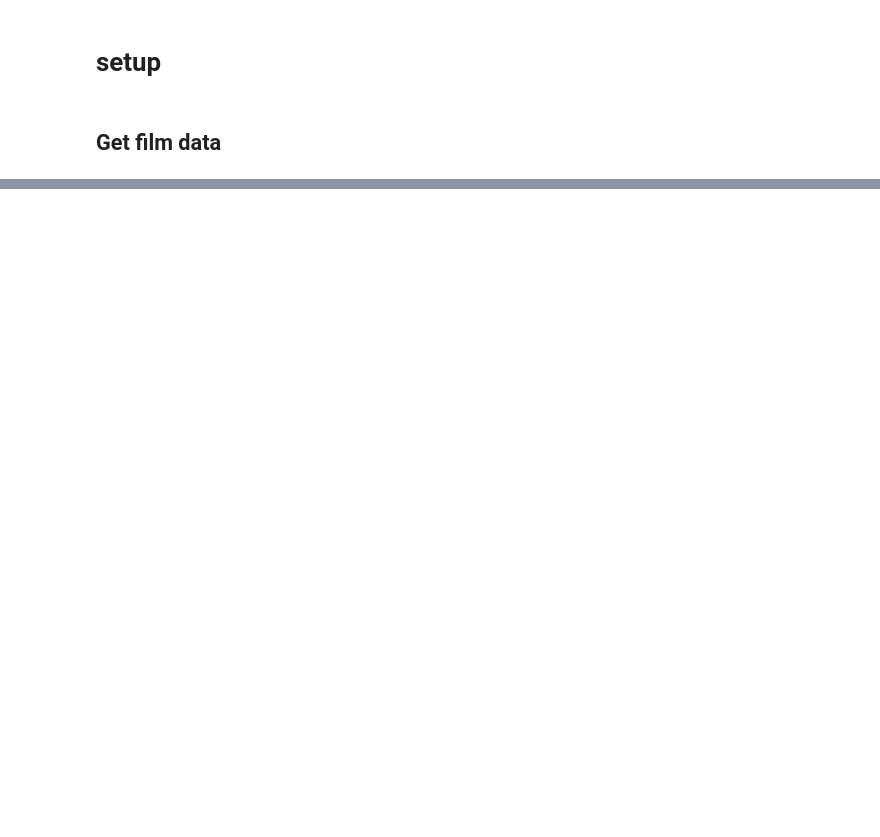
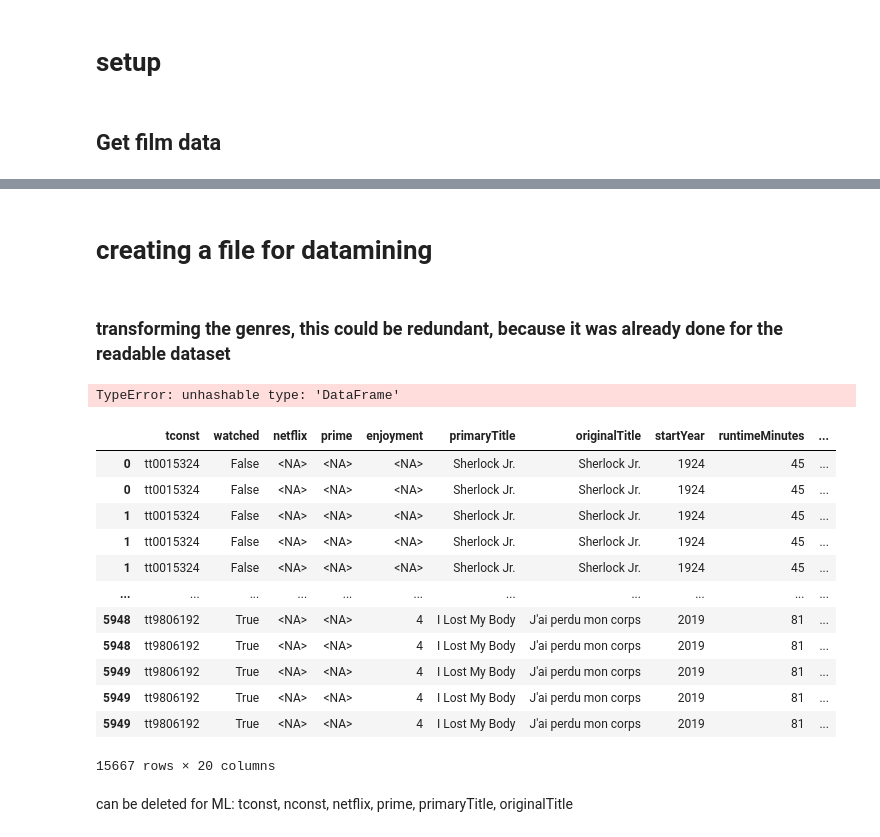
Before and after one commit to DirkTorre/imdb, a Jupyter notebook: step_2_processing_dataset.ipynb, the cells around one changed output, grey strips where cells are left out. Drawn from its saved outputs; the diff is of its cells as text; code cells hidden in the pictures; blank space fills up the shorter version.

```diff
--- a/step_2_processing_dataset.ipynb
+++ b/step_2_processing_dataset.ipynb
@@ -24,7 +25,9 @@ FILES_HAND = {
 }
 
 FILES_GENERATED = {
-    "films_raw": os.path.join("data", "generated", "films_raw.pkl")
+    "films_raw": os.path.join("data", "generated", "films_raw.pkl"),
+    "films_readable": os.path.join("data", "generated", "films_reading.xlsx"),
+    "films_mining": os.path.join("data", "generated", "films_mining.xlsx")
 }
 # %% [markdown]
 ## Get film data
@@ -35,0 +61,2 @@ print(raw_film_data)
+# %%
+raw_film_data.drop(['titleType','isAdult'], axis=1, inplace=True)
@@ -35,0 +164,36 @@ print(raw_film_data)
+# %% [markdown]
+# creating a file for datamining
+# %% [markdown]
+### transforming the genres, this could be redundant, because it was already done for the readable dataset
+# %%
+genres = raw_film_data.loc[:,['tconst','genres']].drop_duplicates()
+genres.genres = genres.genres.str.split(',')
+genres = genres.explode('genres')
+genres['value'] = 1
+genres = pd.pivot_table(genres.explode('genres'), values='value', index='tconst', columns='genres', fill_value=0)
+genres.head()
+raw_film_data = pd.merge(raw_film_data, genres, on="tconst", how="left")
+# %%
+raw_film_data.drop(['priority','endYear','genres'],axis=1,inplace=True)
+raw_film_data.loc[:,'primaryProfession'] = raw_film_data.loc[:,'primaryProfession'].str.split(',')
+raw_film_data = raw_film_data.explode('primaryProfession')
+# %% [output]
+TypeError: unhashable type: 'DataFrame'
+# %%
+raw_film_data
+# %% [output]
+|  | tconst | watched | netflix | prime | enjoyment | primaryTitle | originalTitle | startYear | runtimeMinutes | ... |
+| 0 | tt0015324 | False | <NA> | <NA> | <NA> | Sherlock Jr. | Sherlock Jr. | 1924 | 45 | ... |
+| 0 | tt0015324 | False | <NA> | <NA> | <NA> | Sherlock Jr. | Sherlock Jr. | 1924 | 45 | ... |
+| 1 | tt0015324 | False | <NA> | <NA> | <NA> | Sherlock Jr. | Sherlock Jr. | 1924 | 45 | ... |
+| 1 | tt0015324 | False | <NA> | <NA> | <NA> | Sherlock Jr. | Sherlock Jr. | 1924 | 45 | ... |
+| 1 | tt0015324 | False | <NA> | <NA> | <NA> | Sherlock Jr. | Sherlock Jr. | 1924 | 45 | ... |
+| ... | ... | ... | ... | ... | ... | ... | ... | ... | ... | ... |
+| 5948 | tt9806192 | True | <NA> | <NA> | 4 | I Lost My Body | J'ai perdu mon corps | 2019 | 81 | ... |
+| 5948 | tt9806192 | True | <NA> | <NA> | 4 | I Lost My Body | J'ai perdu mon corps | 2019 | 81 | ... |
+| 5949 | tt9806192 | True | <NA> | <NA> | 4 | I Lost My Body | J'ai perdu mon corps | 2019 | 81 | ... |
+| 5949 | tt9806192 | True | <NA> | <NA> | 4 | I Lost My Body | J'ai perdu mon corps | 2019 | 81 | ... |
+| 5949 | tt9806192 | True | <NA> | <NA> | 4 | I Lost My Body | J'ai perdu mon corps | 2019 | 81 | ... |
+15667 rows × 20 columns
+# %% [markdown]
+can be deleted for ML: tconst, nconst, netflix, prime, primaryTitle, originalTitle
```
Also changed, not shown: parts of 16 cells of this notebook, 2 other files.
